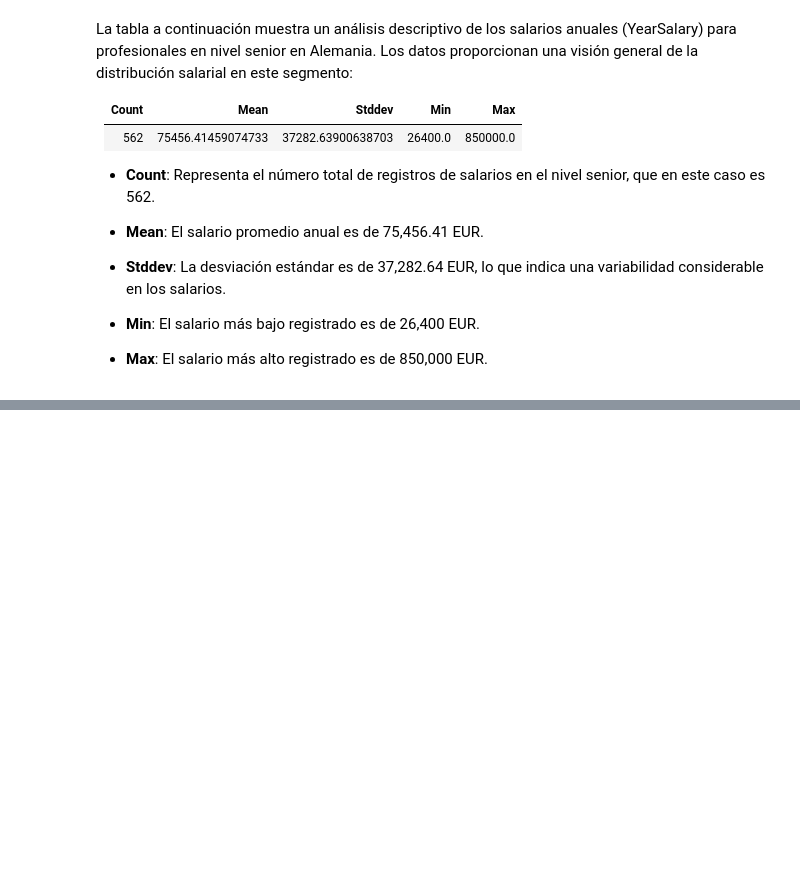
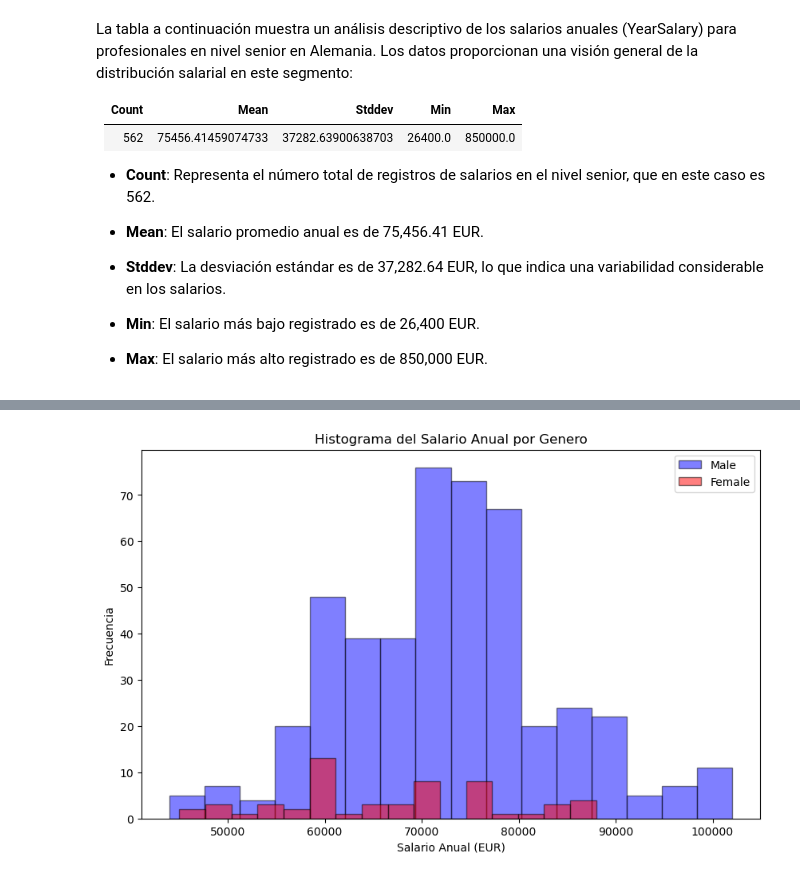
Before and after one commit to Montse1708/Proyecto-Final, a Jupyter notebook: IT_Salary.ipynb, the cells around one changed output, grey strips where cells are left out. Saved outputs shown, nothing was run; the diff lists cells and outputs as text; code cells hidden in the pictures; blank space fills up the shorter version.

```diff
--- a/IT_Salary.ipynb
+++ b/IT_Salary.ipynb
@@ -523,0 +506,19 @@ CSV file: file:///Users/sofia/Documents/BigData/Proyecto-Final/data/IT%20Salary%
+# %%
+#Graficamos en histogramas separados
+male_salaries = salaries2020_senior_clean.filter(col("Gender") == "Male").select("YearSalary").toPandas()
+female_salaries = salaries2020_senior_clean.filter(col("Gender") == "Female").select("YearSalary").toPandas()
+
+plt.figure(figsize=(10, 6))
+
+plt.hist(male_salaries["YearSalary"], bins=16, alpha=0.5, label="Hombres", color='blue', edgecolor='black')
+plt.hist(female_salaries["YearSalary"], bins=16, alpha=0.5, label="Mujeres", color='red', edgecolor='black')
+
+plt.title("Histograma del Salario Anual por Genero")
+plt.xlabel("Salario Anual (EUR)")
+plt.ylabel("Frecuencia")
+
+plt.legend()
+
+plt.show()
+# %% [output]
+[figure, added]
```
Also changed, not shown: parts of 25 cells of this notebook, 4 other files.
